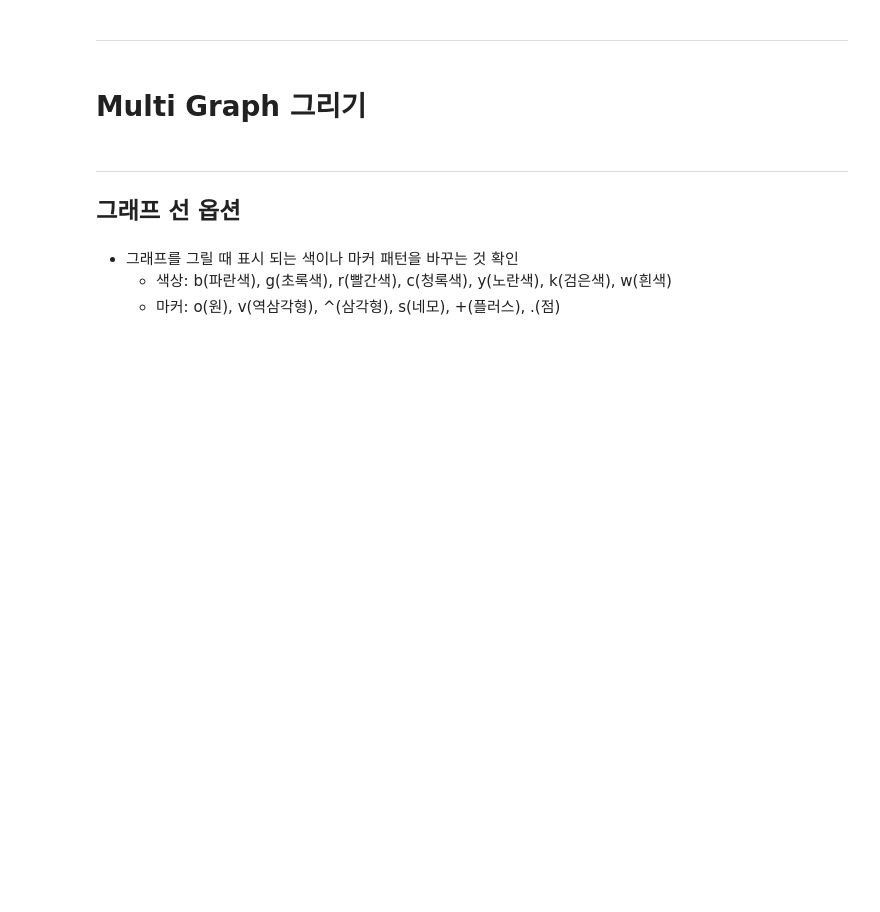
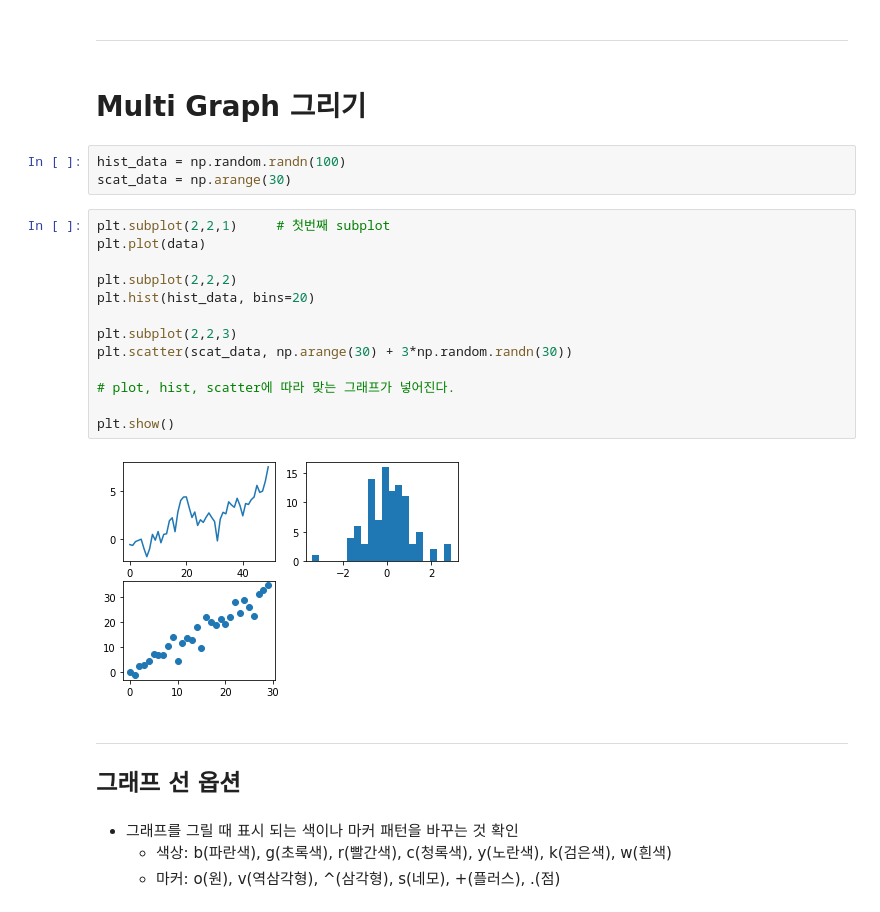
Before and after one commit to ollpp/prac_deeplearning, a Jupyter notebook: 개념/Part1) 인공지능에 대한 개념과 준비/실습코드/12. 인공지능 개발 준비 - 07~08. 시각화 기초(그래프).ipynb, the cells around one changed output. Cells and saved outputs as stored; diff of their text form; blank space fills up the shorter version.

```diff
--- a/개념/Part1) 인공지능에 대한 개념과 준비/실습코드/12. 인공지능 개발 준비 - 07~08. 시각화 기초(그래프).ipynb
+++ b/개념/Part1) 인공지능에 대한 개념과 준비/실습코드/12. 인공지능 개발 준비 - 07~08. 시각화 기초(그래프).ipynb
@@ -39,6 +66,24 @@ sort_columns : column을 알파벳 순서로 그린다.
 ---
 # %% [markdown]
 # Multi Graph 그리기
+# %%
+hist_data = np.random.randn(100)
+scat_data = np.arange(30)
+# %%
+plt.subplot(2,2,1)     # 첫번째 subplot
+plt.plot(data)
+
+plt.subplot(2,2,2)
+plt.hist(hist_data, bins=20)
+
+plt.subplot(2,2,3)
+plt.scatter(scat_data, np.arange(30) + 3*np.random.randn(30))
+
+# plot, hist, scatter에 따라 맞는 그래프가 넣어진다.
+
+plt.show()
+# %% [output]
+[figure, added]
 # %% [markdown]
 ---
 ## 그래프 선 옵션
```
Also changed, not shown: parts of 11 cells of this notebook, 2 other files.
